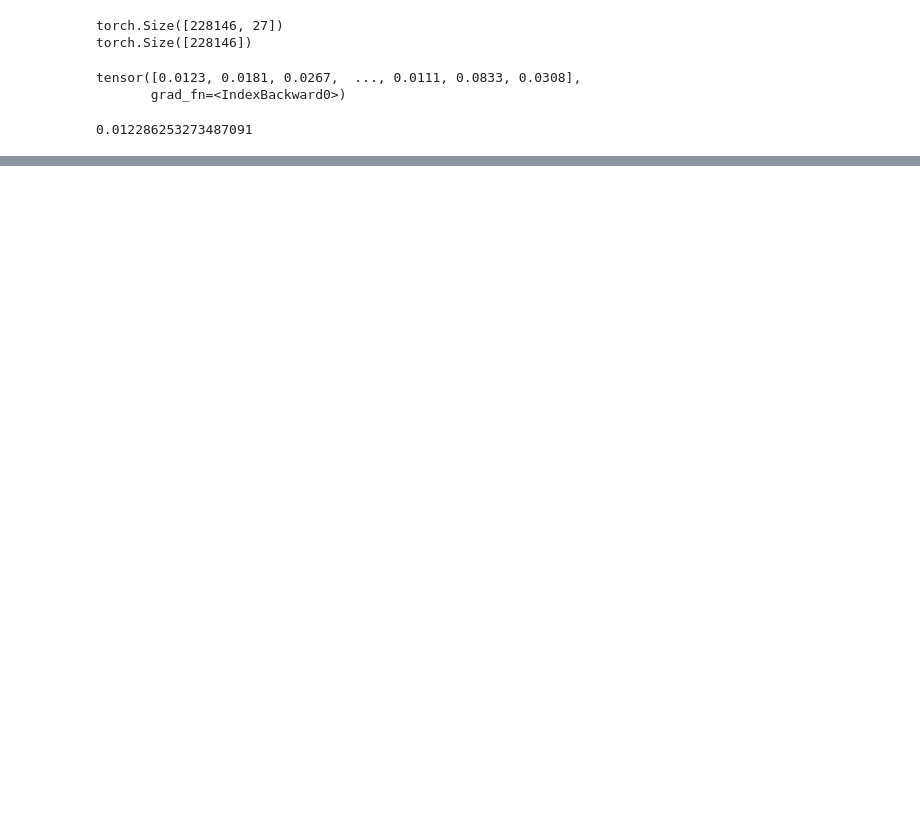
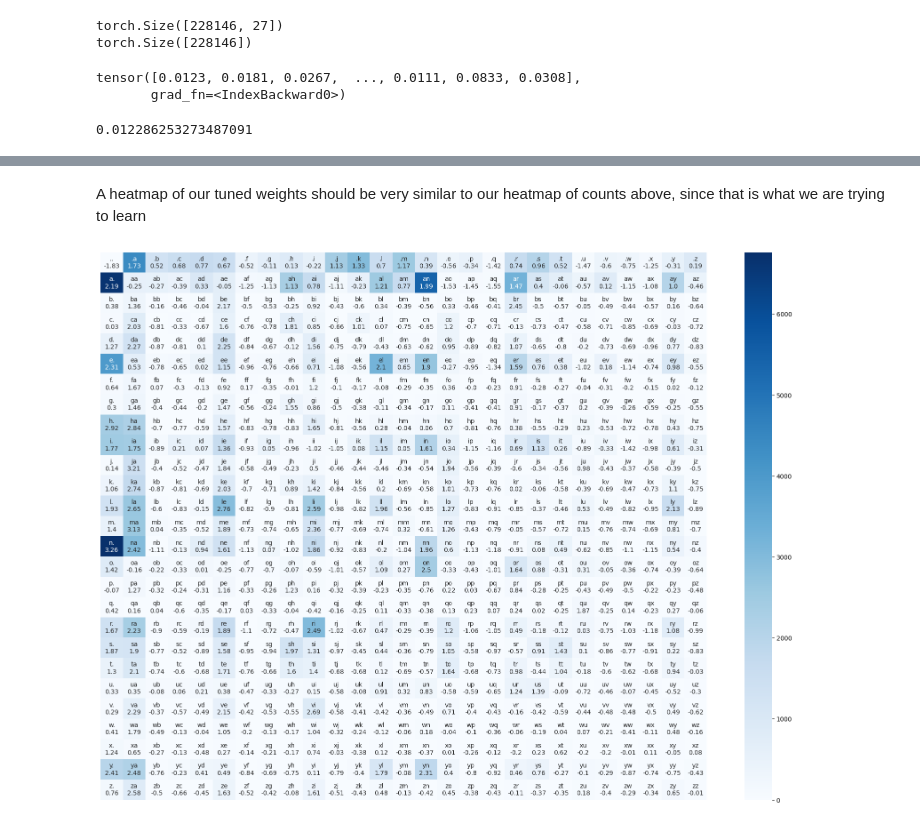
Before and after one commit to shane-kercheval/makemore, a Jupyter notebook: part_1_my_code.ipynb, the cells around one changed output, grey strips where cells are left out. Saved outputs shown, nothing was run; the diff lists cells and outputs as text; code cells hidden in the pictures; blank space fills up the shorter version.

```diff
--- a/part_1_my_code.ipynb
+++ b/part_1_my_code.ipynb
@@ -469,0 +576,24 @@ tensor(-3.7590, grad_fn=<MeanBackward0>)
+# %% [markdown]
+A heatmap of our tuned weights should be very similar to our heatmap of counts above, since that is what we are trying to learn
+# %%
+import pandas as pd
+import seaborn as sns
+import matplotlib.pyplot as plt
+
+custom_annotations = []
+for i, c1 in enumerate(characters):
+    row = []
+    for j, c2 in enumerate(characters):
+        row.append(f"{c1}{c2}\n{round(W[i, j].item(), 2)}")
+    custom_annotations.append(row)
+# custom_annotations[0]
+
+weights_df = pd.DataFrame(N, index=characters, columns=characters)
+_, ax = plt.subplots(figsize=(22, 16))
+sns.heatmap(weights_df, annot=custom_annotations, fmt='', ax=ax, cmap='Blues')
+ax.set_xticklabels([])
+ax.set_yticklabels([])
+ax.tick_params(axis='both', which='both', length=0)
+plt.show()
+# %% [output]
+[figure, added]
```
Also changed, not shown: parts of 25 cells of this notebook, 1 other file.
